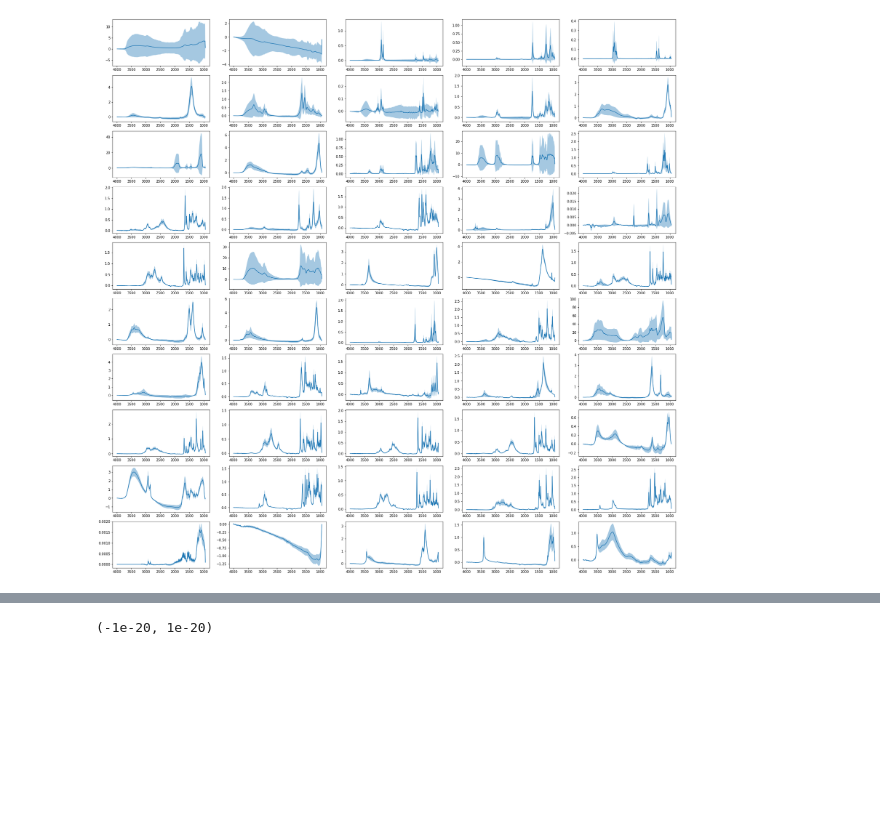
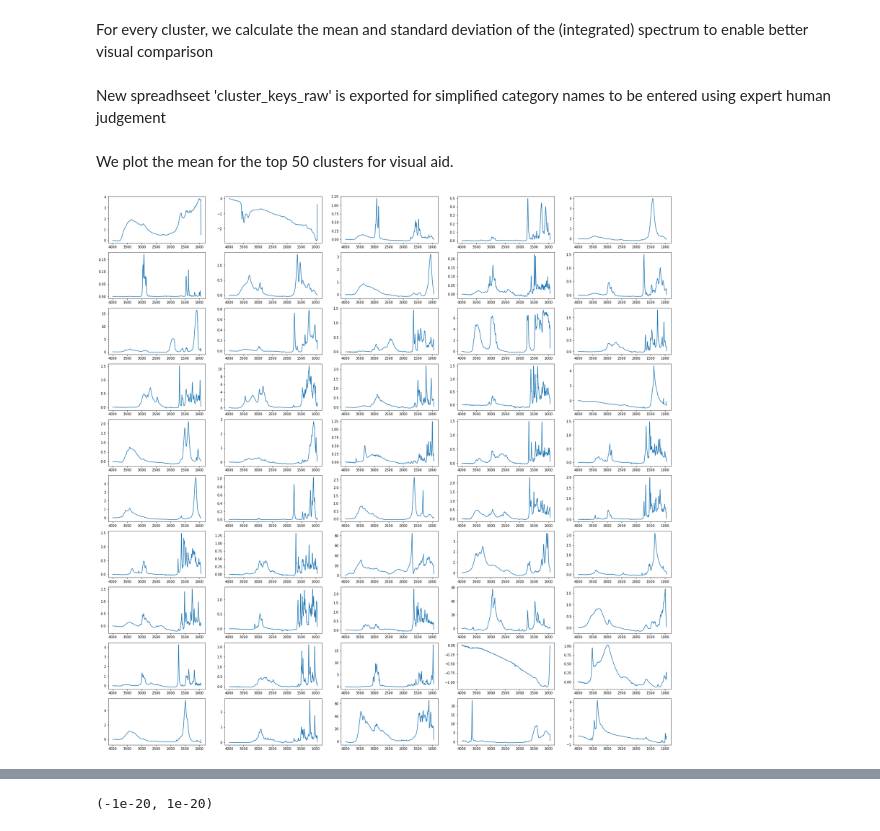
Before and after one commit to Ocean-Wise/OpenSpecy_data_sorting, a Jupyter notebook: nb_clustering_raw.ipynb, the cells around one changed output, grey strips where cells are left out. Saved outputs shown, nothing was run; the diff lists cells and outputs as text; code cells hidden in the pictures; blank space fills up the shorter version.

```diff
--- a/nb_clustering_raw.ipynb
+++ b/nb_clustering_raw.ipynb
@@ -51,5 +61,5 @@ plt.show()
 # %%
-clust_ix_raw = hy.fcluster(Z,t=.6,criterion='distance')
+clust_ix_raw = hy.fcluster(Z,t=.7,criterion='distance')
 d = Counter(clust_ix_raw)
 pop_clusts = [k[0] for k in sorted(d.items(), key=lambda x: x[1], reverse=True)]
 clust_dict = dict(zip(pop_clusts,range(1,len(d)+1)))
@@ -58,11 +68,13 @@ clust_ix = np.array([clust_dict[k] for k in clust_ix_raw])
 OS_metadata['clust_ix'] = clust_ix
 OS_metadata.to_csv('ftir_metadata_clusters_raw.csv', index=False)
 #OS_metadata[['spectrum_identity','sample_name','clust_ix']]
+# %% [markdown]
+For every cluster, we calculate the mean and standard deviation of the (integrated) spectrum to enable better visual comparison
 # %%
 cl_means = []
 cl_stds = []
 
-for ix in range(1,550):
+for ix in range(1,len(d)+1):
     cl_array = np.empty((0,len(der_spectra['wavenos'])))
     for k in OS_metadata[OS_metadata['clust_ix']==ix]['sample_name']:
         cl_array = np.vstack([cl_array,np.array(der_spectra[str(k)])])
@@ -89,24 +91,43 @@ cl_std1 = cl_array.std(axis=0)
+# %% [markdown]
+New spreadhseet 'cluster_keys_raw' is exported for simplified category names to be entered using expert human judgement
+# %%
+cluster_keys = pd.DataFrame()
+cluster_keys['cluster_index'] = range(1,len(d)+1)
+
+cl_names = []
+#threshold = .3
+for ix in range(1,len(d)+1):
+    #cl_array = np.empty((0,len(der_spectra['wavenos'])))
+    cl_names.append(OS_metadata[OS_metadata['clust_ix']==ix]['SpectrumIdentity'].values)
+
+cluster_keys['SpectrumIdentities'] = cl_names
+
+cluster_keys.set_index('cluster_index')
+
+cluster_keys.to_csv('cluster_keys_raw.csv', index=False)
+# %% [markdown]
+We plot the mean for the top 50 clusters for visual aid.
 # %%
 #cl_simplified = pd.read_csv('cluster_keys_simplified.csv')
 #simp_key = dict(zip(cl_simplified['index'],cl_simplified['simplified_names']))
 fig, axs = plt.subplots(10,5,figsize=(30,30))
 
 for ix in range(10):
     for ix2 in range(5):
         s_ix = ix*5+ix2
         axs[ix,ix2].plot(der_spectra['wavenos'], (cl_means[s_ix]))
-        axs[ix,ix2].fill_between(der_spectra['wavenos'], (np.array(cl_means[s_ix])-.5*np.array(cl_stds[s_ix])),
-            (np.array(cl_means[s_ix]) + .5*np.array(cl_stds[s_ix])), alpha = .4)
+        #axs[ix,ix2].fill_between(der_spectra['wavenos'], (np.array(cl_means[s_ix])-.5*np.array(cl_stds[s_ix])),
+        #    (np.array(cl_means[s_ix]) + .5*np.array(cl_stds[s_ix])), alpha = .4)
         #ft_sp, ft_nm, ft_id = lib_p.library_fit_1(deriv(cl_means[s_ix],smoothing_window),der_spectra['wavenos'],s_ix)[1:4]
         #integ_bf_spec = integ(ft_sp['spectrum'])
         #nmz_bf = np.max(integ_bf_spec) - np.min(integ_bf_spec)
         #axs[ix,ix2].plot(ft_sp['wavenumbers'], integ_bf_spec/nmz_bf, label = lib_p.catID(ft_id))
         #axs[ix,ix2].text(2700,1.7,'Cluster '+str(s_ix+1)+'\n'+str(s_ix+1), fontsize=12)
         axs[ix,ix2].invert_xaxis()
 
-#plt.savefig('ftir_clusters_raw.png',bbox_inches='tight')
+plt.savefig('ftir_clusters_raw.png',bbox_inches='tight')
 # %% [output]
-[figure, old version]
+[figure, new version]
 # %%
 len(clust_ix_raw)
 #print(d)
```
Also changed, not shown: parts of 16 cells of this notebook.
